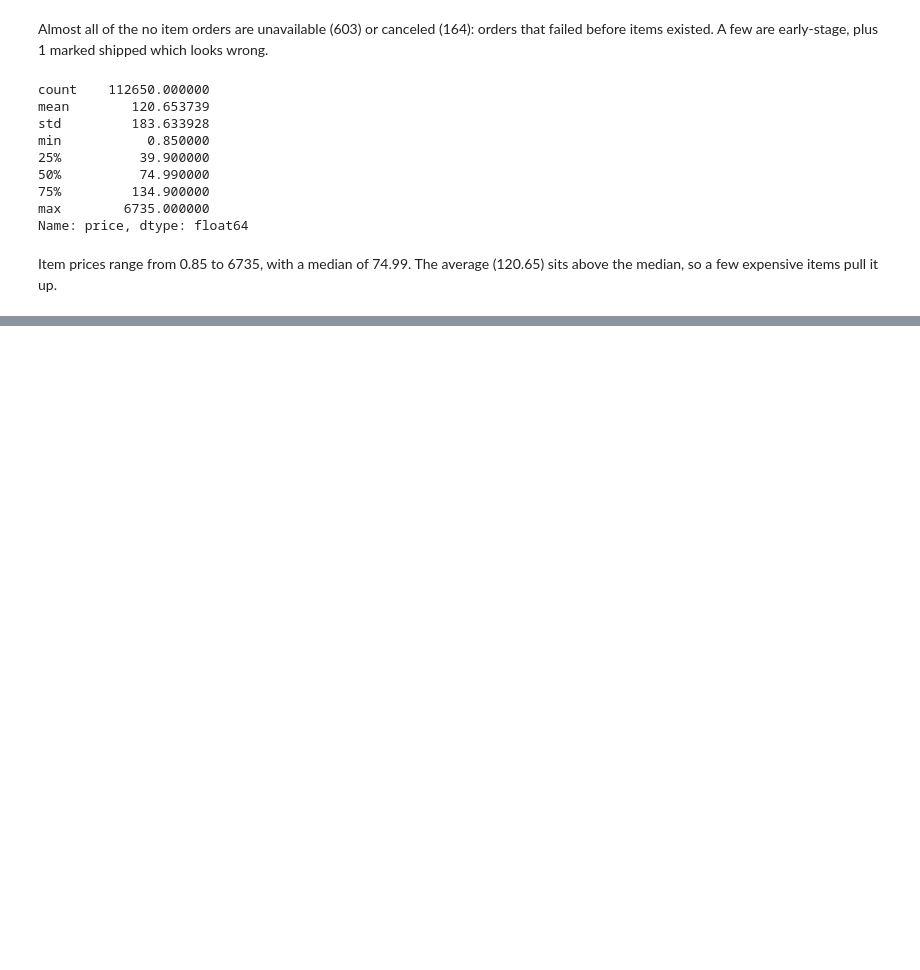
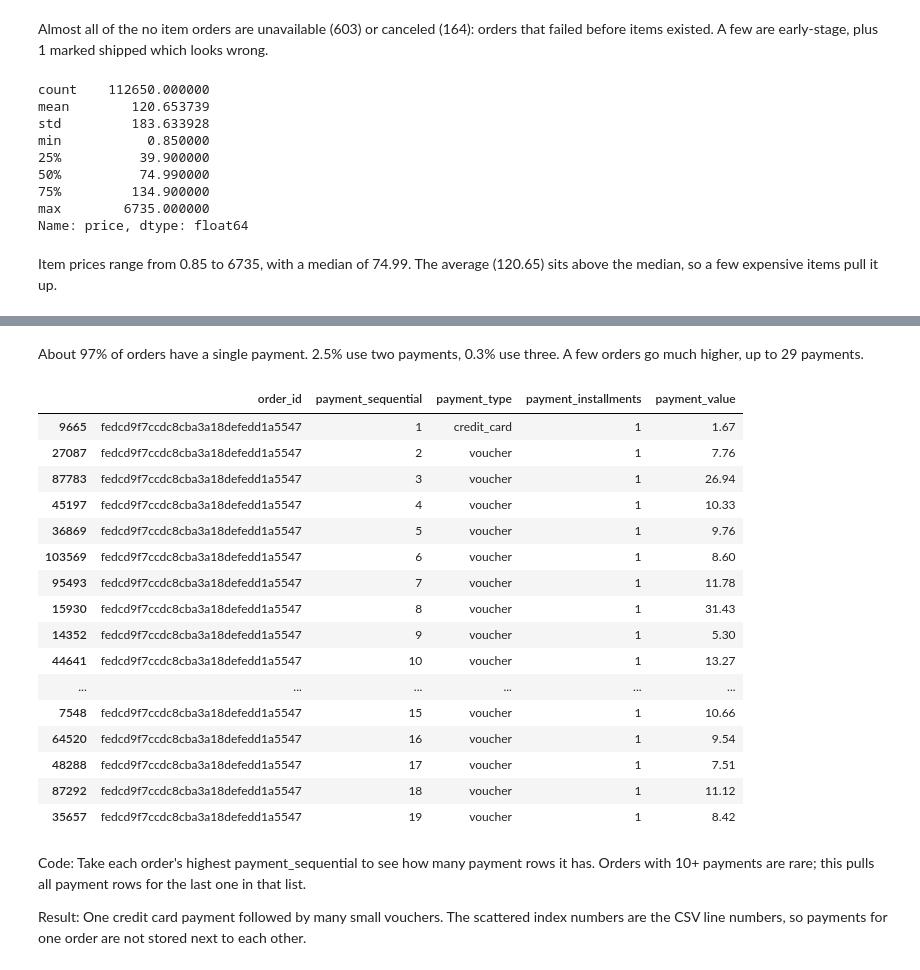
Before and after one commit to rrecu/ecommerce-data-analysis, a Jupyter notebook: notebooks/01_explore.ipynb, the cells around one changed output, grey strips where cells are left out. Saved outputs shown, nothing was run; the diff lists cells and outputs as text; code cells hidden in the pictures; blank space fills up the shorter version.

Commit message:
Explore payments and document payment types

```diff
--- a/notebooks/01_explore.ipynb
+++ b/notebooks/01_explore.ipynb
@@ -203,0 +208,3 @@ Item prices range from 0.85 to 6735, with a median of 74.99. The average (120.65
+# %%
+payments = pd.read_csv("../data/raw/olist_order_payments_dataset.csv")
+payments.shape
@@ -203,0 +290,29 @@ Item prices range from 0.85 to 6735, with a median of 74.99. The average (120.65
+# %% [markdown]
+About 97% of orders have a single payment. 2.5% use two payments, 0.3% use three. A few orders go much higher, up to 29 payments.
+# %%
+max_seq = payments.groupby("order_id")["payment_sequential"].max()
+big = max_seq[max_seq >= 10].index
+
+payments[payments["order_id"] == big[-1]].sort_values("payment_sequential")
+# %% [output]
+|  | order_id | payment_sequential | payment_type | payment_installments | payment_value |
+| 9665 | fedcd9f7ccdc8cba3a18defedd1a5547 | 1 | credit_card | 1 | 1.67 |
+| 27087 | fedcd9f7ccdc8cba3a18defedd1a5547 | 2 | voucher | 1 | 7.76 |
+| 87783 | fedcd9f7ccdc8cba3a18defedd1a5547 | 3 | voucher | 1 | 26.94 |
+| 45197 | fedcd9f7ccdc8cba3a18defedd1a5547 | 4 | voucher | 1 | 10.33 |
+| 36869 | fedcd9f7ccdc8cba3a18defedd1a5547 | 5 | voucher | 1 | 9.76 |
+| 103569 | fedcd9f7ccdc8cba3a18defedd1a5547 | 6 | voucher | 1 | 8.60 |
+| 95493 | fedcd9f7ccdc8cba3a18defedd1a5547 | 7 | voucher | 1 | 11.78 |
+| 15930 | fedcd9f7ccdc8cba3a18defedd1a5547 | 8 | voucher | 1 | 31.43 |
+| 14352 | fedcd9f7ccdc8cba3a18defedd1a5547 | 9 | voucher | 1 | 5.30 |
+| 44641 | fedcd9f7ccdc8cba3a18defedd1a5547 | 10 | voucher | 1 | 13.27 |
+| ... | ... | ... | ... | ... | ... |
+| 7548 | fedcd9f7ccdc8cba3a18defedd1a5547 | 15 | voucher | 1 | 10.66 |
+| 64520 | fedcd9f7ccdc8cba3a18defedd1a5547 | 16 | voucher | 1 | 9.54 |
+| 48288 | fedcd9f7ccdc8cba3a18defedd1a5547 | 17 | voucher | 1 | 7.51 |
+| 87292 | fedcd9f7ccdc8cba3a18defedd1a5547 | 18 | voucher | 1 | 11.12 |
+| 35657 | fedcd9f7ccdc8cba3a18defedd1a5547 | 19 | voucher | 1 | 8.42 |
+# %% [markdown]
+Code: Take each order's highest payment_sequential to see how many payment rows it has. Orders with 10+ payments are rare; this pulls all payment rows for the last one in that list.
+
+Result: One credit card payment followed by many small vouchers. The scattered index numbers are the CSV line numbers, so payments for one order are not stored next to each other.
```
Also changed, not shown: parts of 12 cells of this notebook, 1 other file.
